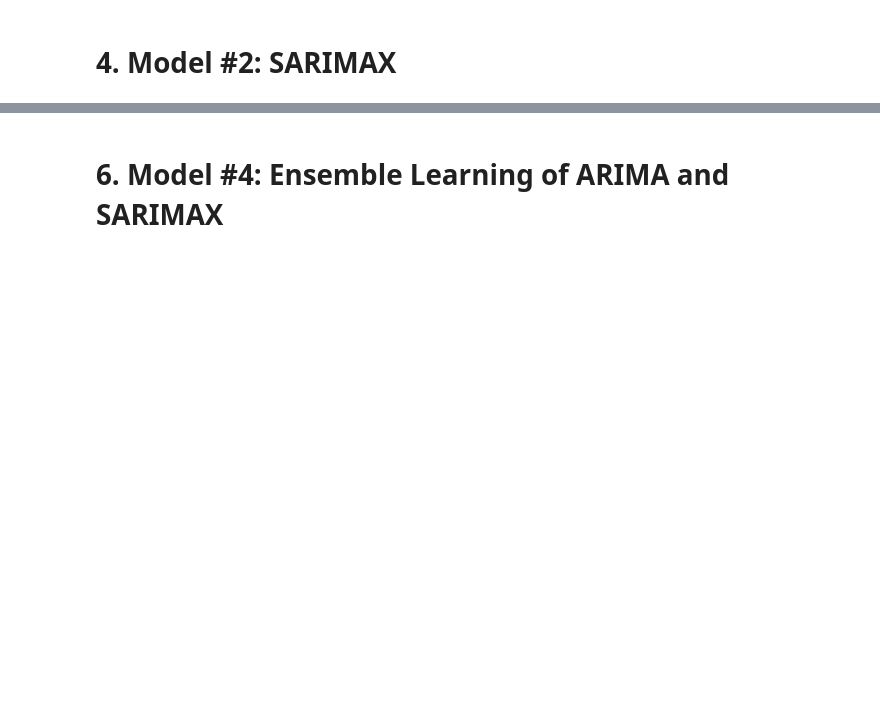
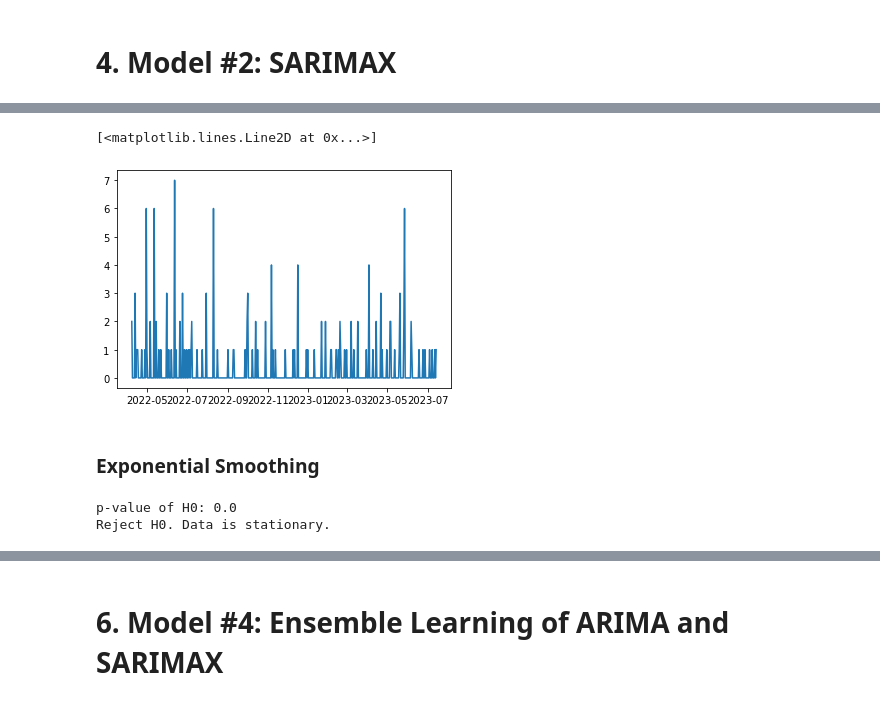
Before and after one commit to kevanoktavio/CloudWine_DemandPrediction, a Jupyter notebook: development/notebooks/midterm_checkpoint.ipynb, the cells around one changed output, grey strips where cells are left out. Saved outputs shown, nothing was run; the diff lists cells and outputs as text; code cells hidden in the pictures; blank space fills up the shorter version.

```diff
--- a/development/notebooks/midterm_checkpoint.ipynb
+++ b/development/notebooks/midterm_checkpoint.ipynb
@@ -530,0 +571,6 @@ df_final.to_csv("../datasets/cleaned_orders.csv", index=False)
+# %%
+for_model = pd.DataFrame()
+# samples daily
+for_model['qty'] = sample['item_quantity'].resample('D').mean()
+for_model = for_model.fillna(0)
+for_model
@@ -530,0 +592,26 @@ df_final.to_csv("../datasets/cleaned_orders.csv", index=False)
+# %%
+plt.plot(for_model)
+# %% [output]
+[<matplotlib.lines.Line2D at 0x...>]
+[figure, added]
+# %% [markdown]
+### Exponential Smoothing
+# %%
+# Dickey-Fuller test for stationarity
+
+def check(data):
+    # based on hypothesis testing ish
+    # H0 = data is non stationary (there is a trend)
+    # H1 = data is stationary
+    p_value = sm.tsa.stattools.adfuller(data)[1]
+    print('p-value of H0: ' + str(round(p_value,5)))
+
+    if p_value < 0.05: # based on jc stats lol
+        print('Reject H0. Data is stationary.')
+    else:
+        print('H0: data is not stationary.')
+
+check(for_model)
+# %% [output]
+p-value of H0: 0.0
+Reject H0. Data is stationary.
```
Also changed, not shown: parts of 28 cells of this notebook.
